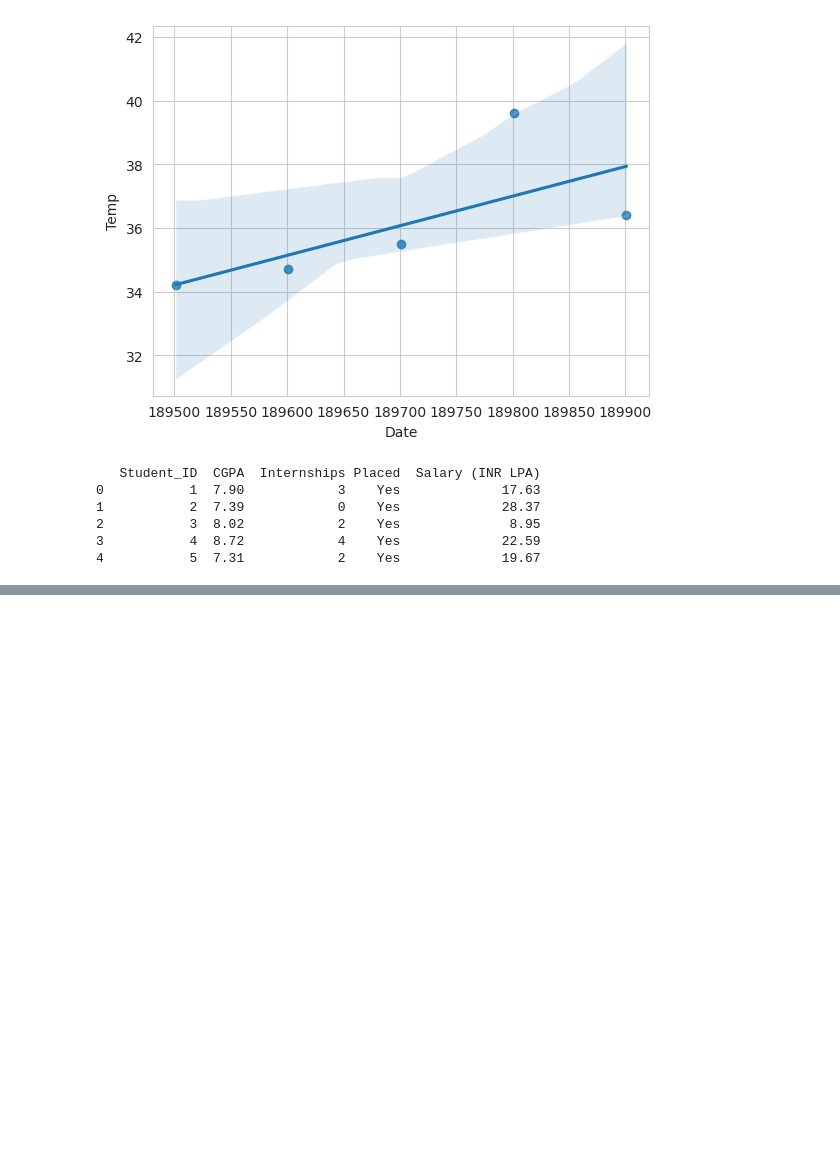
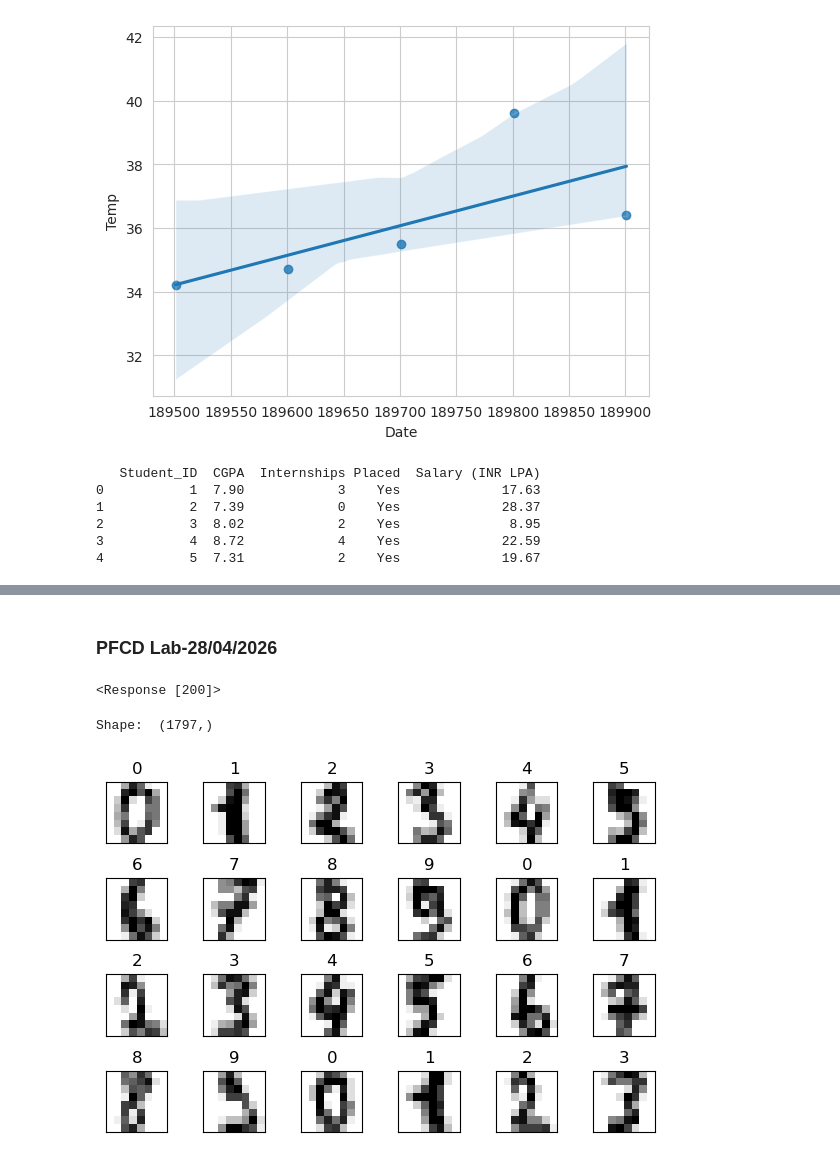
Before and after one commit to Always-Amulya7/TheADS_Repo, a Jupyter notebook: B.Tech Journey/3rd Year/6th Semester/PFCD2_2341019456/Lab Work.ipynb, the cells around one changed output, grey strips where cells are left out. Drawn from its saved outputs; the diff is of its cells as text; code cells hidden in the pictures; blank space fills up the shorter version.

```diff
--- a/B.Tech Journey/3rd Year/6th Semester/PFCD2_2341019456/Lab Work.ipynb
+++ b/B.Tech Journey/3rd Year/6th Semester/PFCD2_2341019456/Lab Work.ipynb
@@ -1554,0 +630,31 @@ wordcloud.to_image().show()
+# %% [markdown]
+### PFCD Lab-28/04/2026
+# %%
+import requests
+txt=requests.get("https://google.com")
+print(txt)
+# %% [output]
+<Response [200]>
+# %%
+# Import Necessary Libraries
+from sklearn.datasets import load_digits
+from sklearn.model_selection import train_test_split
+from sklearn.neighbors import KNeighborsClassifier
+import matplotlib.pyplot as plt
+
+# Load Digits DatsSet
+digits=load_digits()
+print("Shape: ",digits.target.shape,"\n")
+
+# Plot sample images from the dataset
+fig,axes=plt.subplots(nrows=4,ncols=6,figsize=(6,4))
+for ax,image,target in zip(axes.ravel(), digits.images, digits.target):
+    ax.imshow(image,cmap=plt.cm.gray_r)
+    ax.set_xticks([])
+    ax.set_yticks([])
+    ax.set_title(target)
+plt.tight_layout()
+plt.show()
+# %% [output]
+Shape:  (1797,)
+[figure, added]
```
Also changed, not shown: parts of 92 cells of this notebook, 37 other files.
